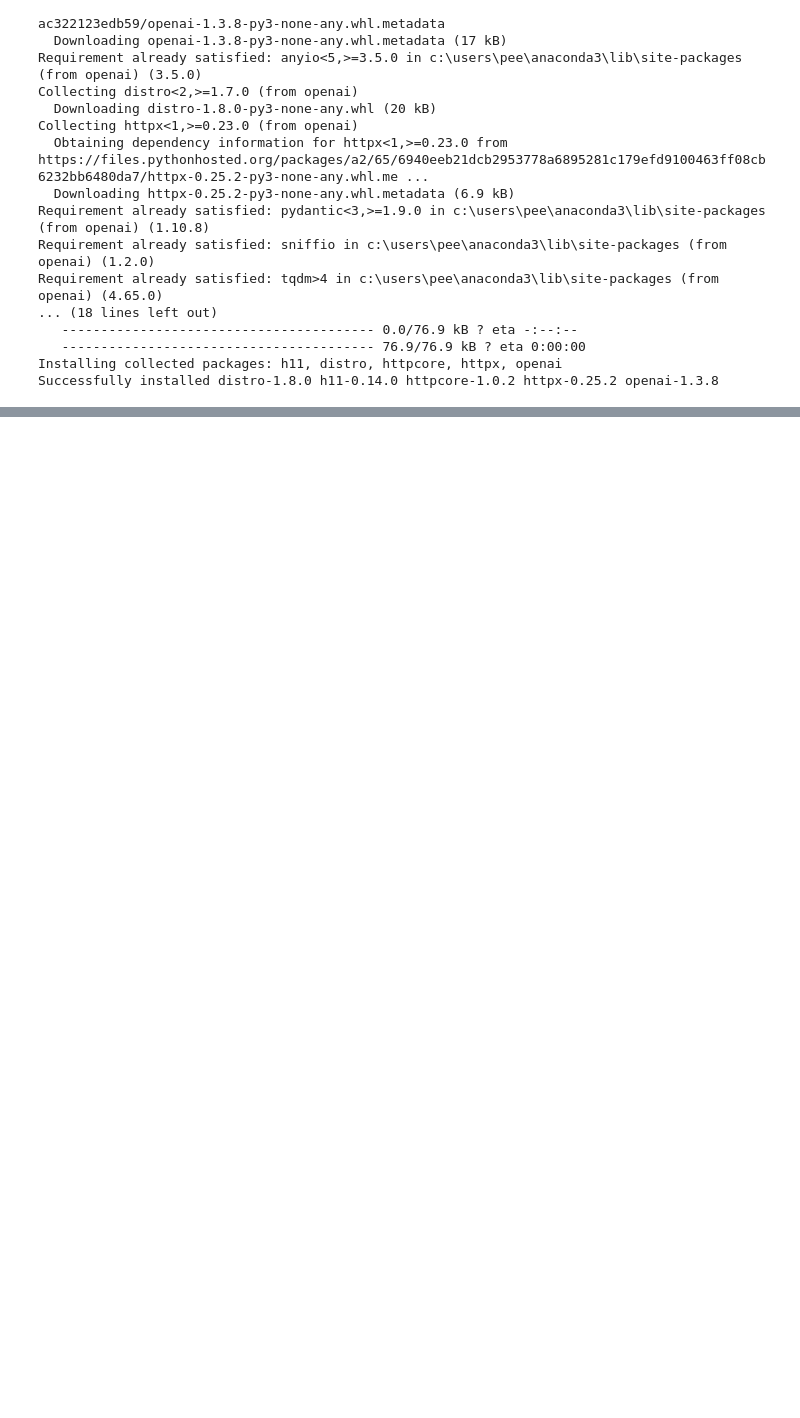
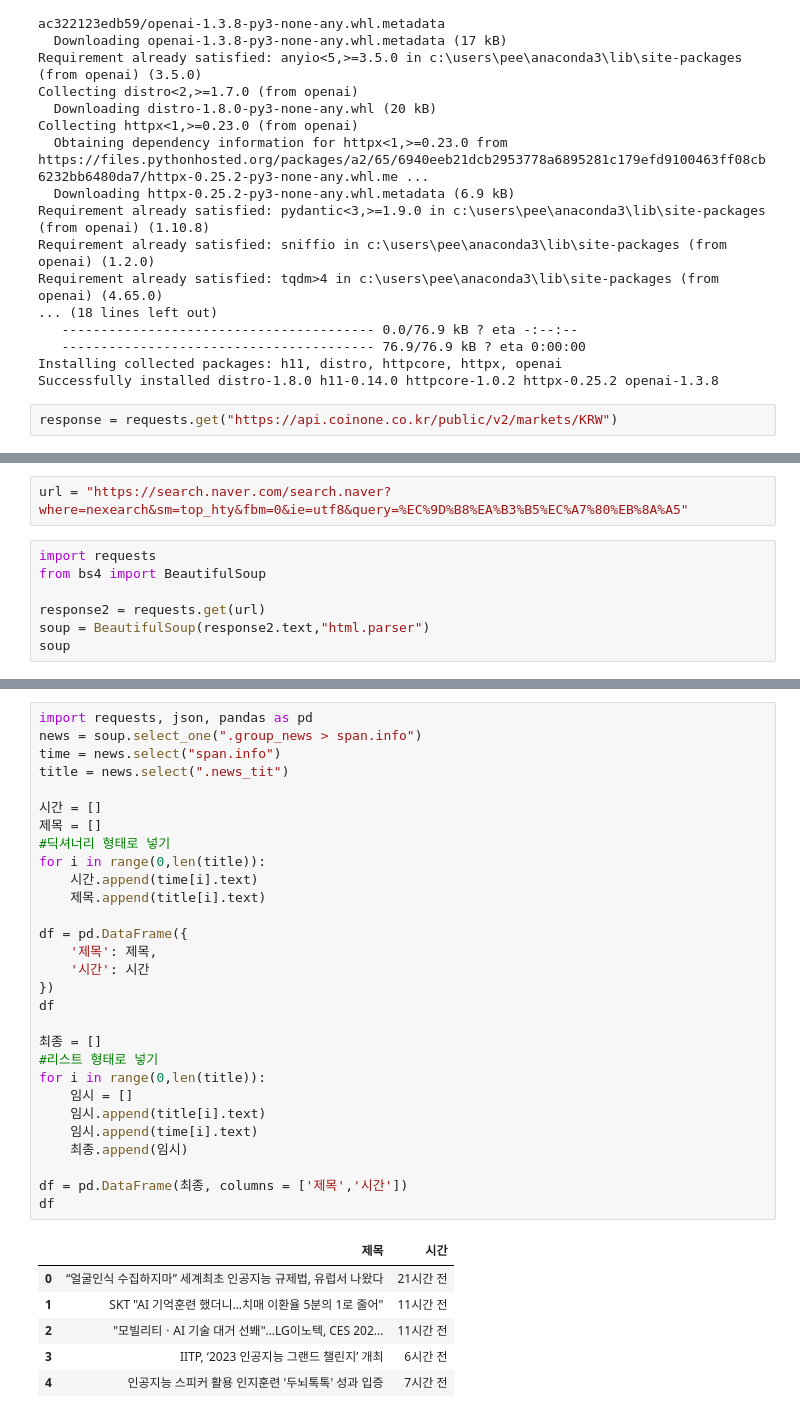
Before and after one commit to Gwon92/WASSUP, a Jupyter notebook: API 실습.ipynb, the cells around one changed output, grey strips where cells are left out. Cells and saved outputs as stored; diff of their text form; blank space fills up the shorter version.

```diff
--- a/API 실습.ipynb
+++ b/API 실습.ipynb
@@ -434,3 +434,5 @@ Requirement already satisfied: tqdm>4 in c:\users\pee\anaconda3\lib\site-package
    ---------------------------------------- 76.9/76.9 kB ? eta 0:00:00
 Installing collected packages: h11, distro, httpcore, httpx, openai
 Successfully installed distro-1.8.0 h11-0.14.0 httpcore-1.0.2 httpx-0.25.2 openai-1.3.8
+# %%
+response = requests.get("https://api.coinone.co.kr/public/v2/markets/KRW")
@@ -436,0 +564,9 @@ Successfully installed distro-1.8.0 h11-0.14.0 httpcore-1.0.2 httpx-0.25.2 opena
+# %%
+url = "https://search.naver.com/search.naver?where=nexearch&sm=top_hty&fbm=0&ie=utf8&query=%EC%9D%B8%EA%B3%B5%EC%A7%80%EB%8A%A5"
+# %%
+import requests
+from bs4 import BeautifulSoup
+
+response2 = requests.get(url)
+soup = BeautifulSoup(response2.text,"html.parser")
+soup
@@ -436,0 +591,36 @@ Successfully installed distro-1.8.0 h11-0.14.0 httpcore-1.0.2 httpx-0.25.2 opena
+# %%
+import requests, json, pandas as pd
+news = soup.select_one(".group_news > span.info")
+time = news.select("span.info")
+title = news.select(".news_tit")
+
+시간 = []
+제목 = []
+#딕셔너리 형태로 넣기
+for i in range(0,len(title)):
+    시간.append(time[i].text)
+    제목.append(title[i].text)
+
+df = pd.DataFrame({
+    '제목': 제목,
+    '시간': 시간
+})
+df
+
+최종 = []
+#리스트 형태로 넣기
+for i in range(0,len(title)):
+    임시 = []
+    임시.append(title[i].text)
+    임시.append(time[i].text)
+    최종.append(임시)
+
+df = pd.DataFrame(최종, columns = ['제목','시간'])
+df
+# %% [output]
+|  | 제목 | 시간 |
+| 0 | “얼굴인식 수집하지마” 세계최초 인공지능 규제법, 유럽서 나왔다 | 21시간 전 |
+| 1 | SKT "AI 기억훈련 했더니…치매 이환율 5분의 1로 줄어" | 11시간 전 |
+| 2 | "모빌리티ㆍAI 기술 대거 선봬"…LG이노텍, CES 202... | 11시간 전 |
+| 3 | IITP, ‘2023 인공지능 그랜드 챌린지’ 개최 | 6시간 전 |
+| 4 | 인공지능 스피커 활용 인지훈련 '두뇌톡톡' 성과 입증 | 7시간 전 |
```
Also changed, not shown: parts of 11 cells of this notebook.
